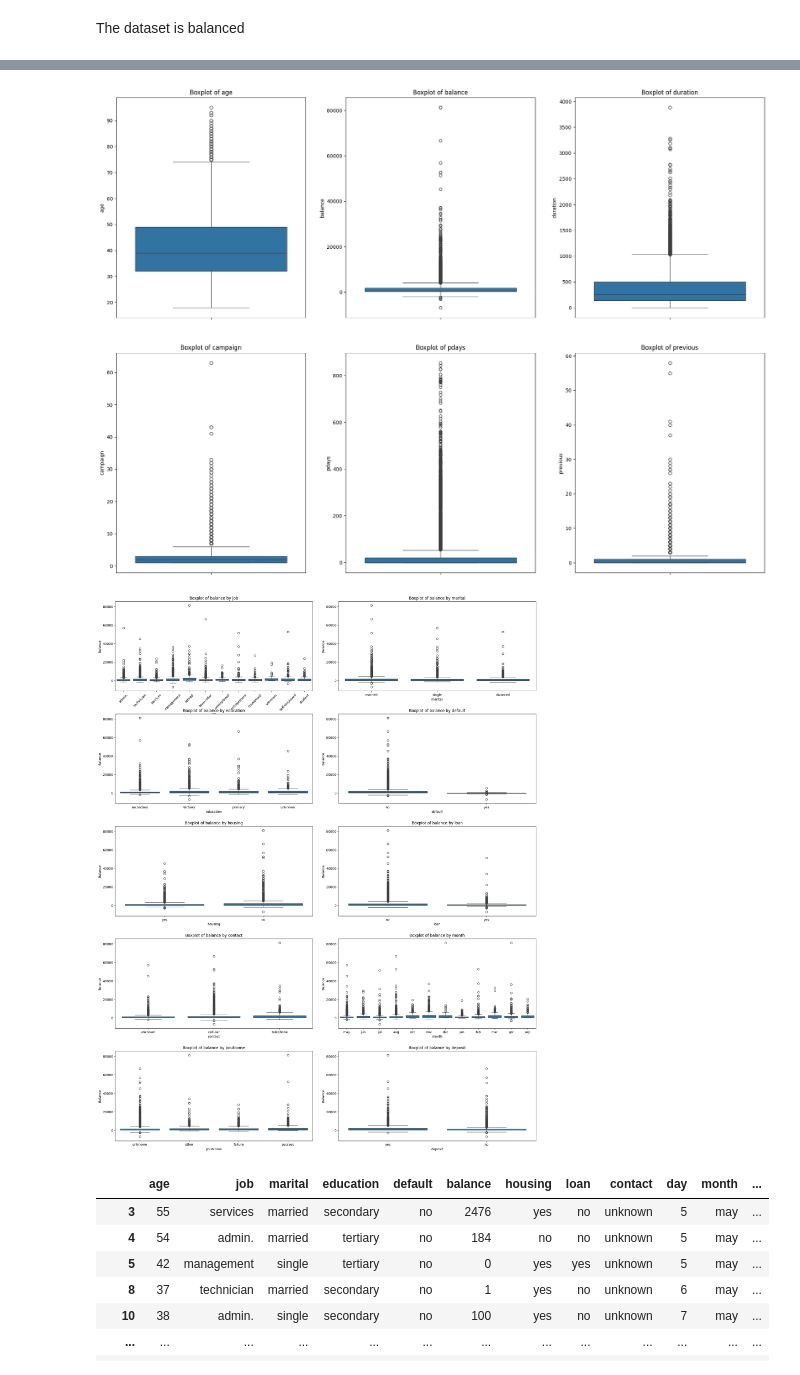
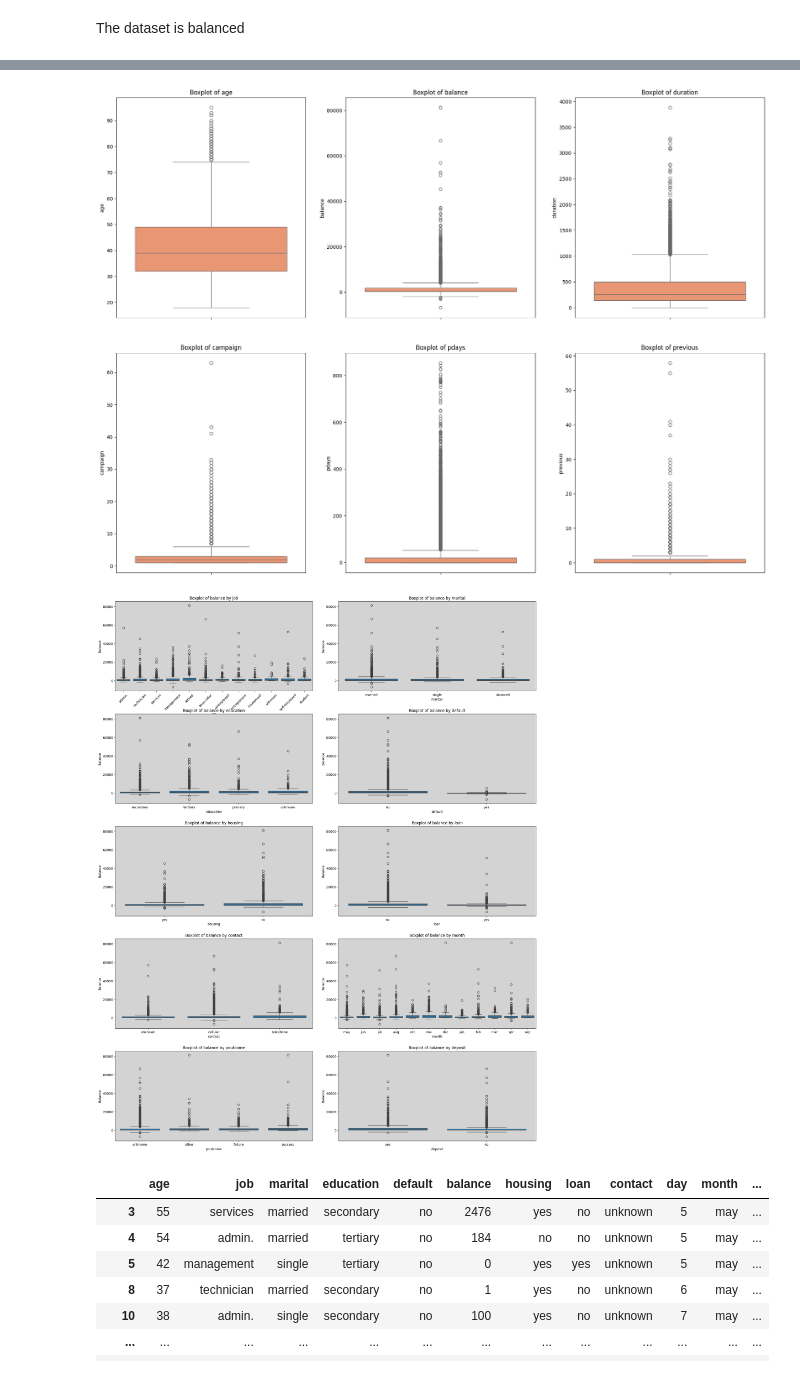
Before and after one commit to Rhy-Shah/BankCustomerSegmentation, a Jupyter notebook: code.ipynb, the cells around one changed output, grey strips where cells are left out. Cells and saved outputs as stored; diff of their text form; code cells hidden in the pictures.

```diff
--- a/code.ipynb
+++ b/code.ipynb
@@ -180,5 +180,8 @@ The dataset is balanced
 # %%
 df.hist(bins=30, figsize=(15, 10))
 plt.tight_layout()
+for ax in plt.gcf().axes:
+    for patch in ax.patches:
+        patch.set_facecolor('skyblue')
 plt.show()
 # %% [output]
@@ -186,11 +189,16 @@ plt.show()
 # %%
+import warnings
+
+warnings.filterwarnings('ignore')
+
 categorical_columns = ['job', 'marital', 'education', 'default', 'housing', 'loan', 'contact', 'month', 'poutcome', 'deposit']
+palette = sns.color_palette("Set2", len(categorical_columns))
 
 fig, axes = plt.subplots(nrows=5, ncols=2, figsize=(15, 20))
 fig.tight_layout(pad=5.0)
 
 for ax, column in zip(axes.flatten(), categorical_columns):
-    sns.countplot(data=df, x=column, ax=ax)
+    sns.countplot(data=df, x=column, ax=ax, palette=palette)
     ax.set_title(f'Distribution of {column}')
     ax.set_xlabel(column)
     ax.set_ylabel('Count')
@@ -205,29 +213,30 @@ numerical_columns = numerical_columns.drop('day')
 
 fig, axes = plt.subplots(nrows=2, ncols=len(numerical_columns)//2 + len(numerical_columns)%2, figsize=(20, 15))
 fig.tight_layout(pad=5.0)
-palette = sns.color_palette("husl", len(numerical_columns))
+palette = sns.color_palette("Set2", len(numerical_columns))
 
 for ax, column in zip(axes.flatten(), numerical_columns):
-    sns.boxplot(data=df, y=column, ax=ax)
+    sns.boxplot(data=df, y=column, ax=ax, palette=[palette[i % len(palette)]])
     ax.set_title(f'Boxplot of {column}')
     ax.set_ylabel(column)
 
 plt.show()
 # %% [output]
-[figure, old version]
+[figure, new version]
 # %%
 fig, axes = plt.subplots(nrows=5, ncols=2, figsize=(20, 25))
 fig.tight_layout(pad=5.0)
 
 for ax, column in zip(axes.flatten(), categorical_columns):
     sns.boxplot(data=df, x=column, y='balance', ax=ax)
     ax.set_title(f'Boxplot of balance by {column}')
+    ax.set_facecolor('lightgrey')
     ax.set_xlabel(column)
     ax.set_ylabel('Balance')
     axes[0, 0].tick_params(axis='x', rotation=45)
 plt.show()
 # %% [output]
-[figure, old version]
+[figure, new version]
 # %%
 def remove_outliers(df, columns):
     for column in columns:
```
Also changed, not shown: parts of 2 cells of this notebook.
